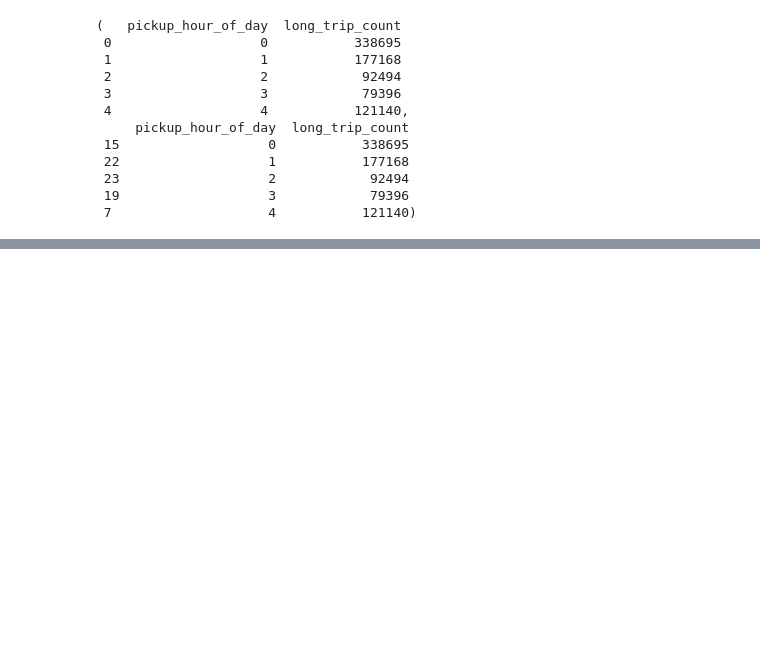
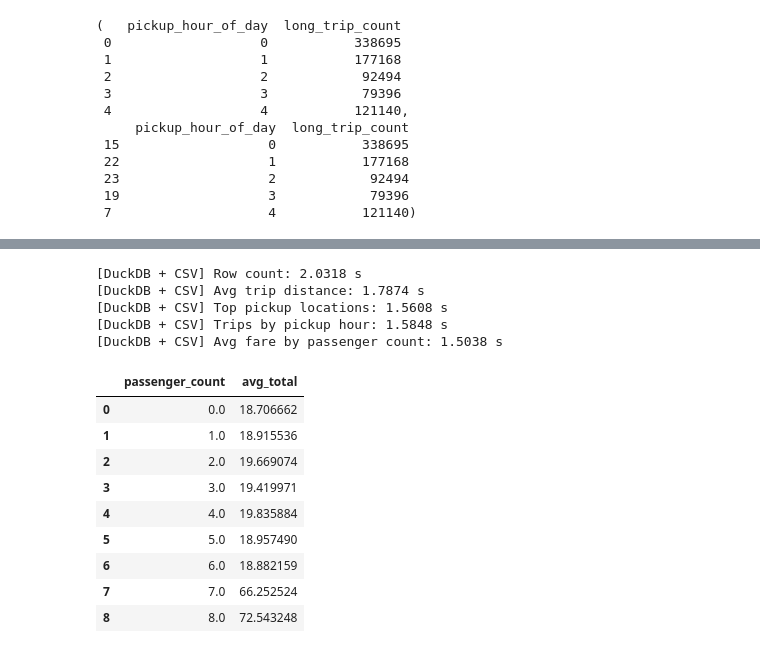
Before and after one commit to biljanaa33/big_data, a Jupyter notebook: assignment5.ipynb, the cells around one changed output, grey strips where cells are left out. Cells and saved outputs as stored; diff of their text form; code cells hidden in the pictures; blank space fills up the shorter version.

```diff
--- a/assignment_5_clean.ipynb
+++ b/assignment5.ipynb
@@ -1738,0 +2085,47 @@ performance_table
+# %%
+# CSV
+con_duck_csv = duckdb.connect()
+con_duck_csv.execute("""
+    CREATE OR REPLACE VIEW taxi AS
+    SELECT * FROM read_csv_auto('benchmark_data/csv/*.csv', union_by_name=true)
+""")
+
+run_benchmark("Row count", "DuckDB", "CSV",
+    lambda: con_duck_csv.execute("SELECT COUNT(*) FROM taxi").fetchone()[0])
+
+run_benchmark("Avg trip distance", "DuckDB", "CSV",
+    lambda: con_duck_csv.execute("SELECT AVG(trip_distance) FROM taxi").fetchone()[0])
+
+run_benchmark("Top pickup locations", "DuckDB", "CSV",
+    lambda: con_duck_csv.execute("""
+        SELECT PULocationID, COUNT(*) AS trip_count
+        FROM taxi GROUP BY PULocationID ORDER BY trip_count DESC LIMIT 10
+    """).fetchdf())
+
+run_benchmark("Trips by pickup hour", "DuckDB", "CSV",
+    lambda: con_duck_csv.execute("""
+        SELECT EXTRACT(HOUR FROM tpep_pickup_datetime) AS pickup_hour, COUNT(*) AS trip_count
+        FROM taxi GROUP BY pickup_hour ORDER BY pickup_hour
+    """).fetchdf())
+
+run_benchmark("Avg fare by passenger count", "DuckDB", "CSV",
+    lambda: con_duck_csv.execute("""
+        SELECT passenger_count, AVG(total_amount) AS avg_total
+        FROM taxi GROUP BY passenger_count ORDER BY passenger_count
+    """).fetchdf())
+# %% [output]
+[DuckDB + CSV] Row count: 2.0318 s
+[DuckDB + CSV] Avg trip distance: 1.7874 s
+[DuckDB + CSV] Top pickup locations: 1.5608 s
+[DuckDB + CSV] Trips by pickup hour: 1.5848 s
+[DuckDB + CSV] Avg fare by passenger count: 1.5038 s
+|  | passenger_count | avg_total |
+| 0 | 0.0 | 18.706662 |
+| 1 | 1.0 | 18.915536 |
+| 2 | 2.0 | 19.669074 |
+| 3 | 3.0 | 19.419971 |
+| 4 | 4.0 | 19.835884 |
+| 5 | 5.0 | 18.957490 |
+| 6 | 6.0 | 18.882159 |
+| 7 | 7.0 | 66.252524 |
+| 8 | 8.0 | 72.543248 |
```
Also changed, not shown: parts of 44 cells of this notebook.
